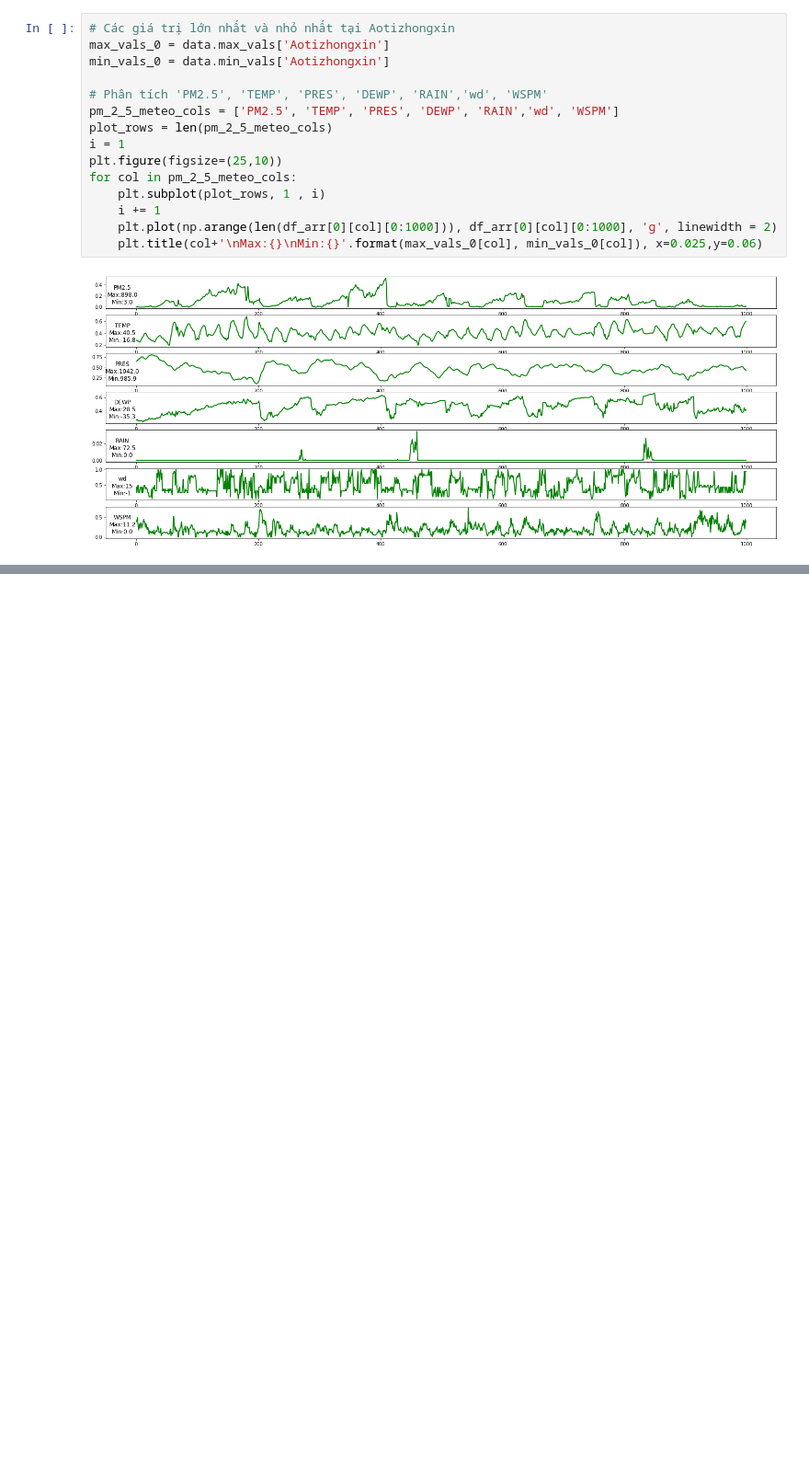
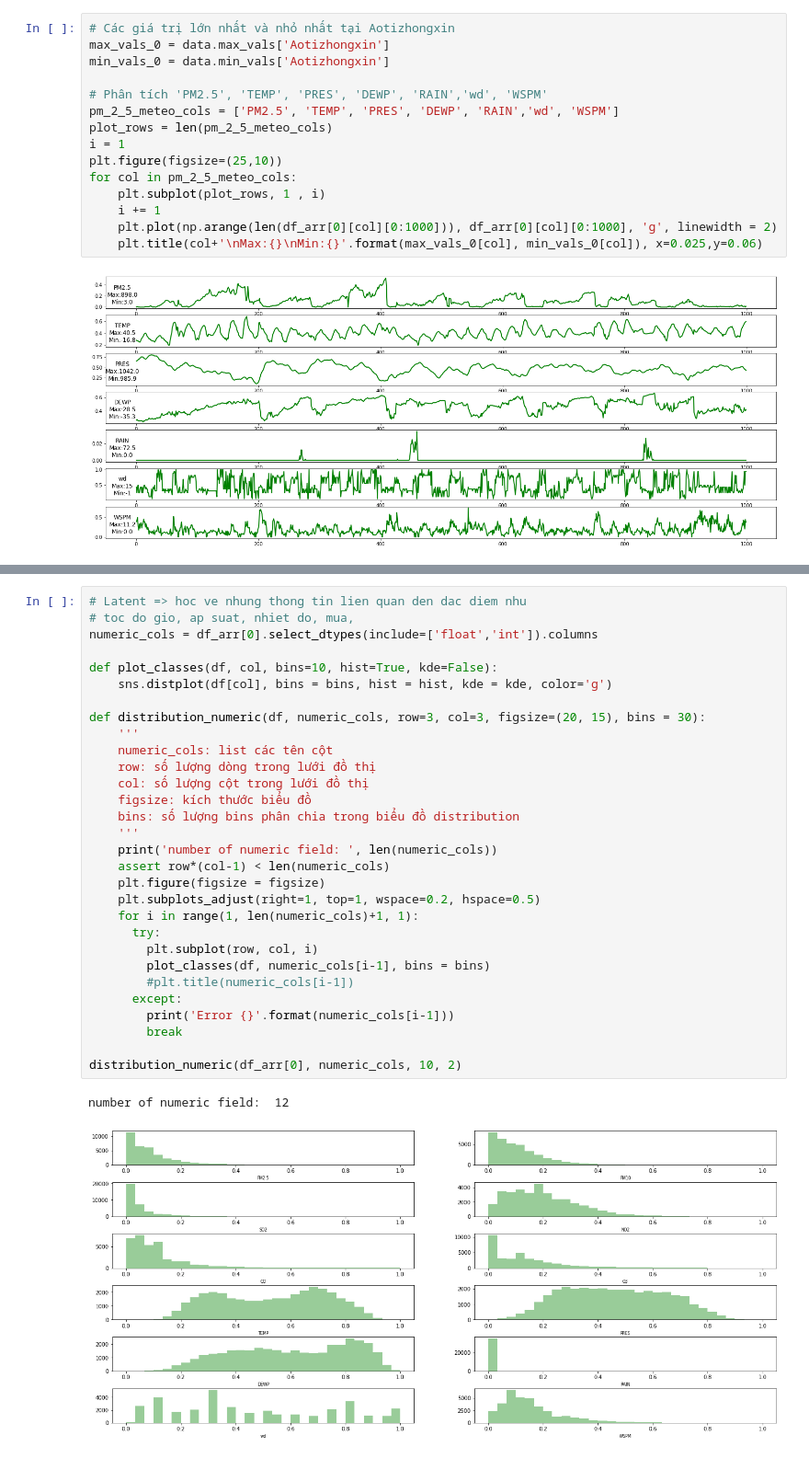
Before and after one commit to huyhoan1109/PM2.5_Multitask_Learning, a Jupyter notebook: visual.ipynb, the cells around one changed output, grey strips where cells are left out. Shown at 92% size. Drawn from its saved outputs; the diff is of its cells as text; blank space fills up the shorter version.

```diff
--- a/visual.ipynb
+++ b/visual.ipynb
@@ -121,0 +131,33 @@ sns.heatmap(data=corr_data, mask=mask, annot=True, cmap = 'Greens', linewidths=.
+# %%
+# Latent => hoc ve nhung thong tin lien quan den dac diem nhu
+# toc do gio, ap suat, nhiet do, mua,
+numeric_cols = df_arr[0].select_dtypes(include=['float','int']).columns
+
+def plot_classes(df, col, bins=10, hist=True, kde=False):
+    sns.distplot(df[col], bins = bins, hist = hist, kde = kde, color='g')
+
+def distribution_numeric(df, numeric_cols, row=3, col=3, figsize=(20, 15), bins = 30):
+    '''
+    numeric_cols: list các tên cột
+    row: số lượng dòng trong lưới đồ thị
+    col: số lượng cột trong lưới đồ thị
+    figsize: kích thước biểu đồ
+    bins: số lượng bins phân chia trong biểu đồ distribution
+    '''
+    print('number of numeric field: ', len(numeric_cols))
+    assert row*(col-1) < len(numeric_cols)
+    plt.figure(figsize = figsize)
+    plt.subplots_adjust(right=1, top=1, wspace=0.2, hspace=0.5)
+    for i in range(1, len(numeric_cols)+1, 1):
+      try:
+        plt.subplot(row, col, i)
+        plot_classes(df, numeric_cols[i-1], bins = bins)
+        #plt.title(numeric_cols[i-1])
+      except:
+        print('Error {}'.format(numeric_cols[i-1]))
+        break
+
+distribution_numeric(df_arr[0], numeric_cols, 10, 2)
+# %% [output]
+number of numeric field:  12
+[figure, added]
```
Also changed, not shown: parts of 2 cells of this notebook, 12 other files.
